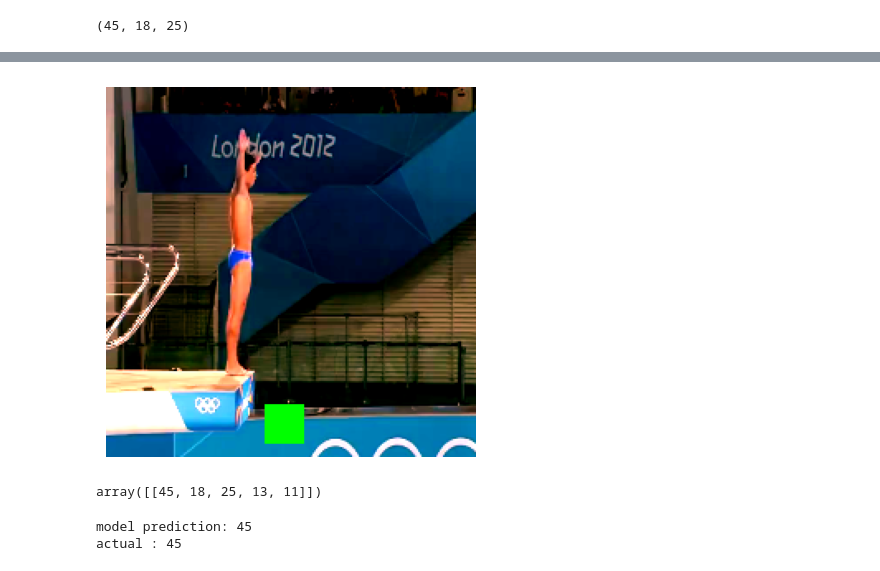
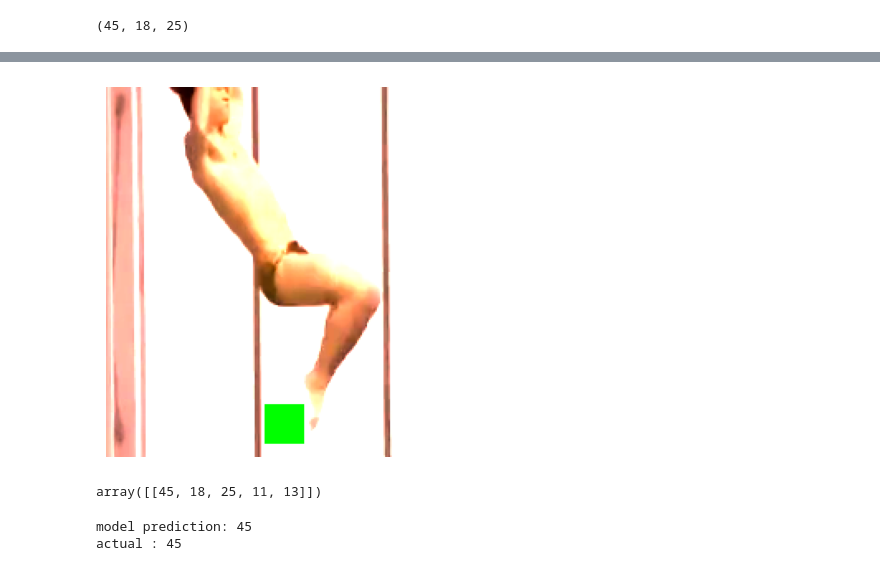
Before and after one commit to sirTomasson/diveslowlearnfast, a Jupyter notebook: notebooks/eval/run33/Notebook.ipynb, the cells around one changed output, grey strips where cells are left out. Saved outputs shown, nothing was run; the diff lists cells and outputs as text; code cells hidden in the pictures.

Commit message:
Run evals and create new plots

```diff
--- a/notebooks/eval/run33/Notebook.ipynb
+++ b/notebooks/eval/run33/Notebook.ipynb
@@ -6,6 +6,7 @@ from diveslowlearnfast import create_heatmaps
 %autoreload 2
 
 import torch
+import matplotlib
 
 import numpy as np
 import diveslowlearnfast as dlf
@@ -19,8 +20,18 @@ from diveslowlearnfast.datasets import Diving48Dataset, Diving48ConfounderDatase
 from diveslowlearnfast.visualise.gradcam import GradCAM
 from torch.utils.data import DataLoader
 from diveslowlearnfast.egl import ExplainerStrategy
+from PIL import Image
+
 
 from diveslowlearnfast.train.stats import get_value, get_tuple, get_column, get_dict, get_df
+
+
+matplotlib.rcParams.update({
+        "pgf.texsystem": "pdflatex",
+        'font.family': 'serif',
+        'text.usetex': True,
+        'pgf.rcfonts': False,
+    })
 # %% [output]
 The autoreload extension is already loaded. To reload it, use:
   %reload_ext autoreload
@@ -106,7 +117,7 @@ confounder_loader = DataLoader(
     shuffle=True,
 )
 # %%
-xb, yb = dlf.get_sample(confounder_loader)
+xb, yb, _, _, vidname, *_ = next(iter(confounder_loader))
 # %%
 x = xb.squeeze(0)
 y = yb.squeeze(0)
@@ -119,13 +141,13 @@ x.shape, y, diving48.get_label(y.item())
 # %%
-dlf.frameshow(x)
+dlf.frameshow(x, frame_idx=1)
 # %% [output]
-[figure, old version]
+[figure, new version]
 # %%
 inputs = dlf.to_slowfast_inputs(xb, cfg.SLOWFAST.ALPHA)
 probs = model(inputs)
 torch.topk(probs, 5).indices.numpy()
 # %% [output]
-array([[45, 18, 25, 13, 11]])
+array([[45, 18, 25, 11, 13]])
 # %%
 print(f'model prediction: {probs.argmax(dim=1).item()}')
 print(f'actual : {y.item()}')
```
Also changed, not shown: parts of 7 cells of this notebook, 5 other files.
